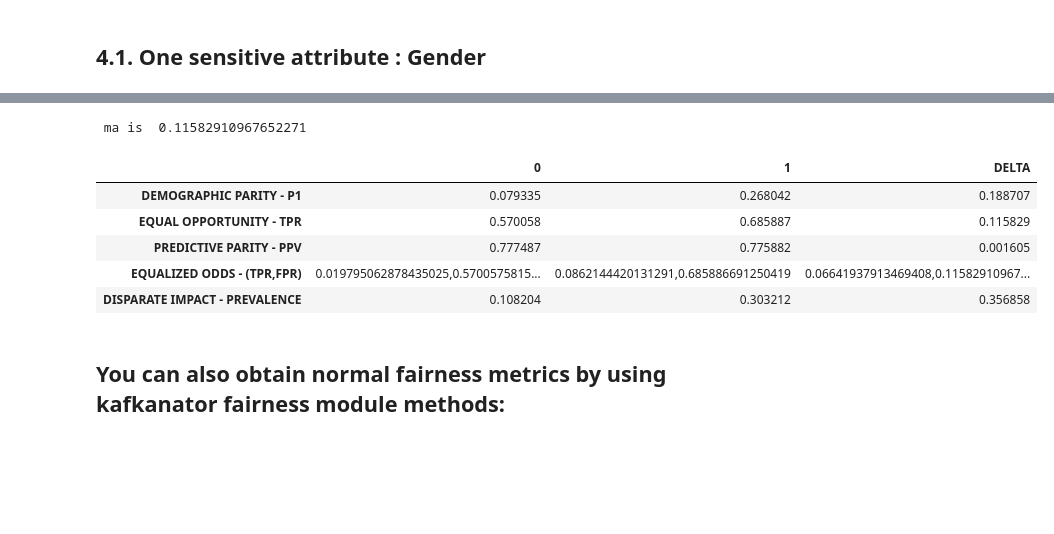
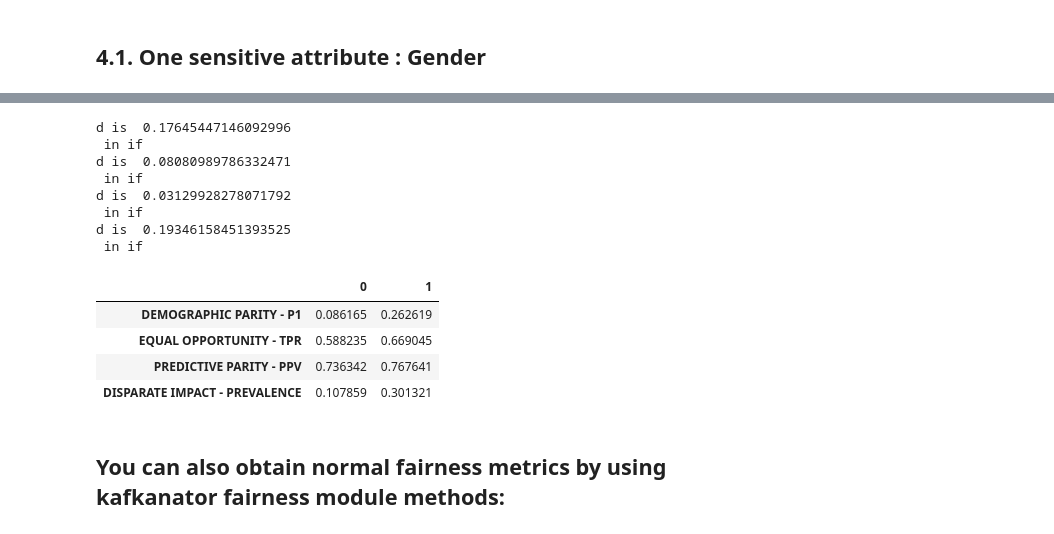
Before and after one commit to jsaray/kafkanator, a Jupyter notebook: notebooks/Fairness Metrics Table.ipynb, the cells around one changed output, grey strips where cells are left out. Drawn from its saved outputs; the diff is of its cells as text; code cells hidden in the pictures; blank space fills up the shorter version.

Commit message:
finish table

```diff
--- a/notebooks/Fairness Metrics Table.ipynb
+++ b/notebooks/Fairness Metrics Table.ipynb
@@ -157,5 +178,5 @@ fairness_analysis_df = pd.DataFrame(data=fairness_analysis,columns=['sex_encoded
 # %% [markdown]
 <h2> 4.1. One sensitive attribute : Gender </h2>
 # %%
-sp = fairness_metrics_table(fairness_analysis_df,['sex_encoded'],'prediction','reality')
+sp = fairness_metrics_table(fairness_analysis_df,['sex_encoded'],'prediction','reality',aggregate_metrics=False)
 # %% [output]
@@ -166,13 +194,19 @@ sta party output  {(0,): 0.07933541017653167, (1,): 0.26804228501727995}
 # %%
-sp.style.apply(ut.row_highlighting,axis=1)
+sp.style.apply(ut.default_row_highlighting,axis=1)
 # %% [output]
- ma is  0.11582910967652271
+d is  0.17645447146092996
+ in if
+d is  0.08080989786332471
+ in if
+d is  0.03129928278071792
+ in if
+d is  0.19346158451393525
+ in if
-|  | 0 | 1 | DELTA |
-| DEMOGRAPHIC PARITY - P1 | 0.079335 | 0.268042 | 0.188707 |
-| EQUAL OPPORTUNITY - TPR | 0.570058 | 0.685887 | 0.115829 |
-| PREDICTIVE PARITY - PPV | 0.777487 | 0.775882 | 0.001605 |
-| EQUALIZED ODDS - (TPR,FPR) | 0.019795062878435025,0.5700575815... | 0.0862144420131291,0.685886691250419 | 0.06641937913469408,0.11582910967... |
-| DISPARATE IMPACT - PREVALENCE | 0.108204 | 0.303212 | 0.356858 |
+|  | 0 | 1 |
+| DEMOGRAPHIC PARITY - P1 | 0.086165 | 0.262619 |
+| EQUAL OPPORTUNITY - TPR | 0.588235 | 0.669045 |
+| PREDICTIVE PARITY - PPV | 0.736342 | 0.767641 |
+| DISPARATE IMPACT - PREVALENCE | 0.107859 | 0.301321 |
 # %% [markdown]
 <h2> You can also obtain normal fairness metrics by using kafkanator fairness module methods: </h2>
 # %%
```
Also changed, not shown: parts of 7 cells of this notebook, 3 other files.
